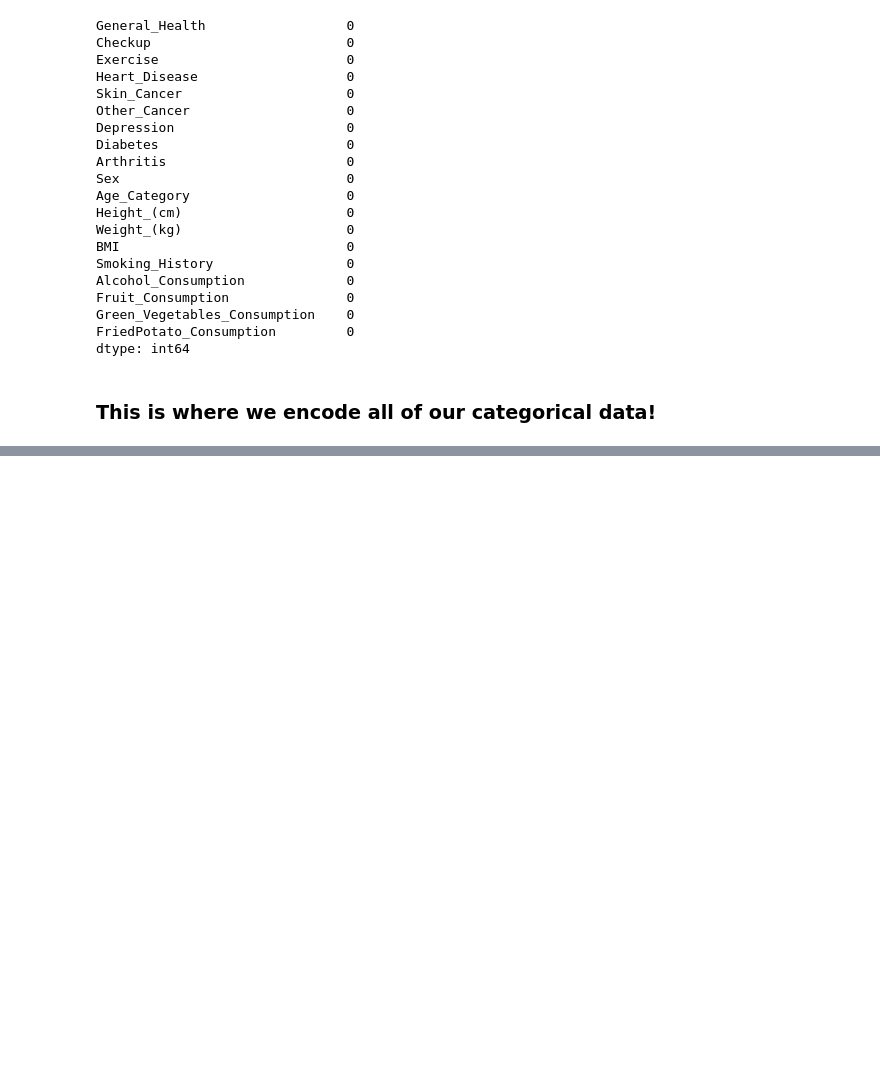
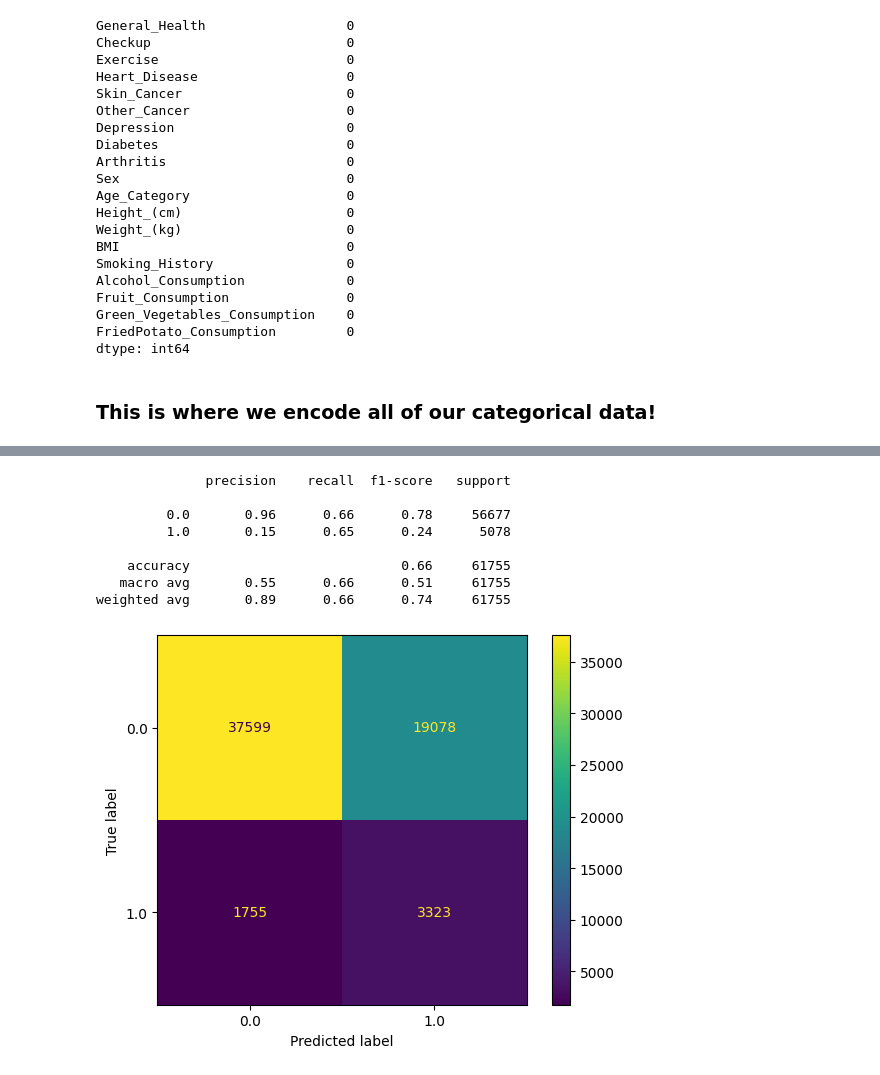
Before and after one commit to Chasindu/3401, a Jupyter notebook: Cardiovascular Diseases Risk Prediction.ipynb, the cells around one changed output, grey strips where cells are left out. Drawn from its saved outputs; the diff is of its cells as text; code cells hidden in the pictures; blank space fills up the shorter version.

```diff
--- a/Cardiovascular Diseases Risk Prediction.ipynb
+++ b/Cardiovascular Diseases Risk Prediction.ipynb
@@ -479,3 +499,23 @@ weighted avg       0.91      0.71      0.77     61755
+# %%
+from sklearn.tree import DecisionTreeClassifier
+
+model = DecisionTreeClassifier(random_state=1)
+model.fit(X_train, y_train)
+
+y_pred = model.predict(X_test)
+print (classification_report(y_test, y_pred))
+ConfusionMatrixDisplay.from_predictions(y_test, y_pred)
+plt.show()
+# %% [output]
+              precision    recall  f1-score   support
+
+         0.0       0.96      0.66      0.78     56677
+         1.0       0.15      0.65      0.24      5078
+
+    accuracy                           0.66     61755
+   macro avg       0.55      0.66      0.51     61755
+weighted avg       0.89      0.66      0.74     61755
+[figure, added]
 # %%
 # code author luisguiserrano
 
```
Also changed, not shown: parts of 12 cells of this notebook.
